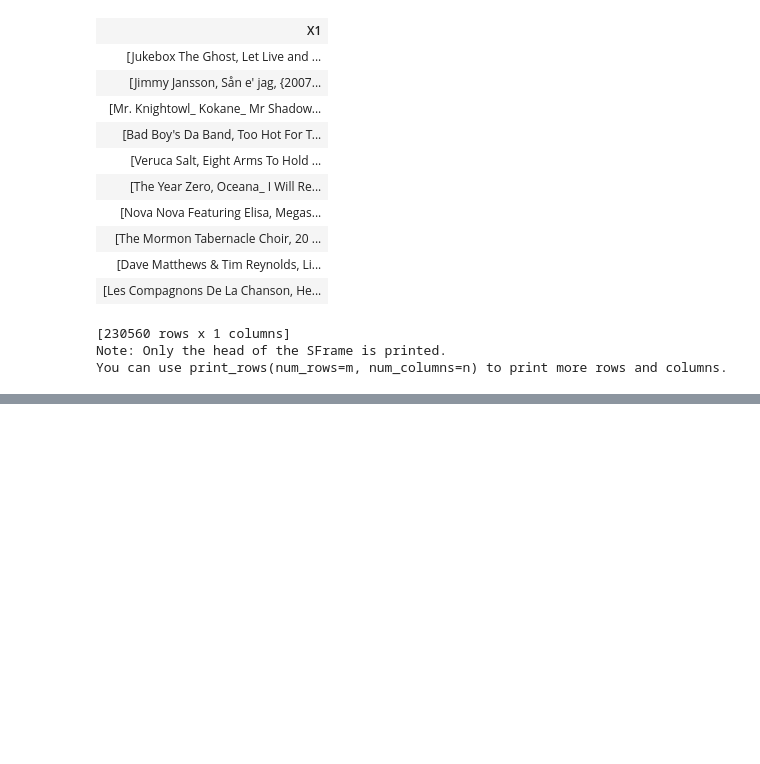
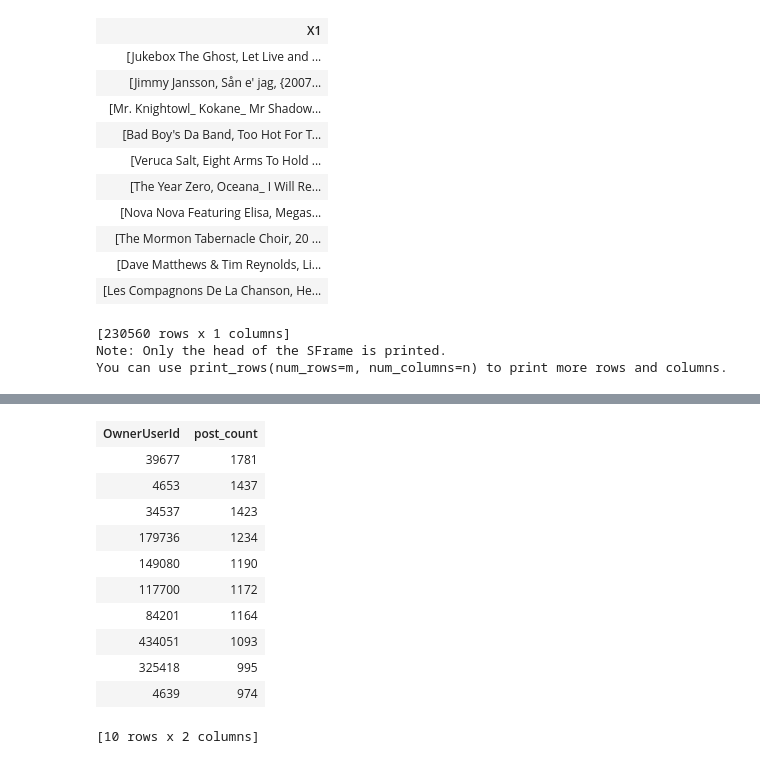
Before and after one commit to MarvinBertin/GraphLab, a Jupyter notebook: Working with Tabular Data.ipynb, the cells around one changed output, grey strips where cells are left out. Cells and saved outputs as stored; diff of their text form; code cells hidden in the pictures; blank space fills up the shorter version.

```diff
--- a/Working with Tabular Data.ipynb
+++ b/Working with Tabular Data.ipynb
@@ -475,0 +579,15 @@ You can use print_rows(num_rows=m, num_columns=n) to print more rows and columns
+# %%
+sf.groupby(['OwnerUserId'], {'post_count': gl.aggregate.COUNT()}).topk('post_count', k=10)
+# %% [output]
+| OwnerUserId | post_count |
+| 39677 | 1781 |
+| 4653 | 1437 |
+| 34537 | 1423 |
+| 179736 | 1234 |
+| 149080 | 1190 |
+| 117700 | 1172 |
+| 84201 | 1164 |
+| 434051 | 1093 |
+| 325418 | 995 |
+| 4639 | 974 |
+[10 rows x 2 columns]
```
Also changed, not shown: parts of 13 cells of this notebook, 4 other files.
